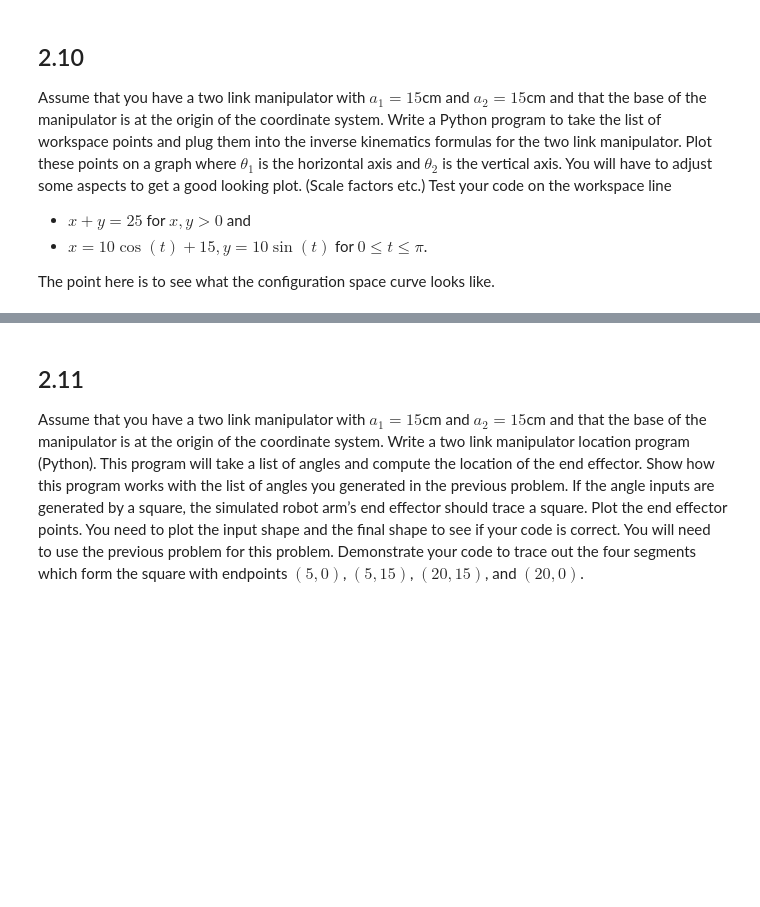
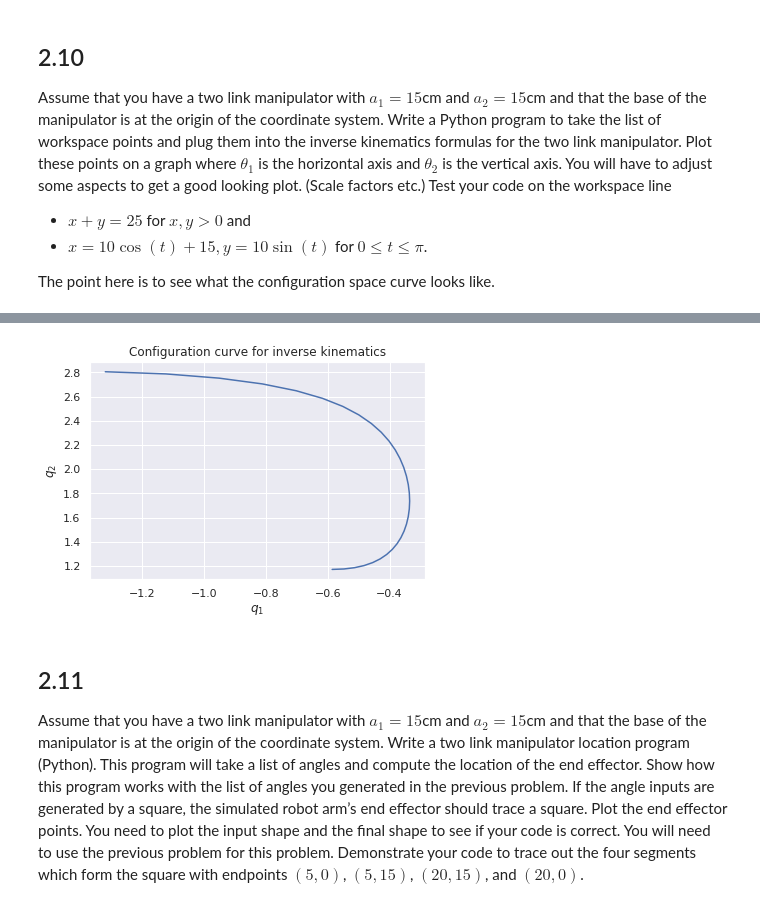
Before and after one commit to Notgnoshi/robotics, a Jupyter notebook: homework/hw1/hw1.ipynb, the cells around one changed output, grey strips where cells are left out. Saved outputs shown, nothing was run; the diff lists cells and outputs as text; code cells hidden in the pictures; blank space fills up the shorter version.

```diff
--- a/homework/hw1/hw1.ipynb
+++ b/homework/hw1/hw1.ipynb
@@ -41,3 +151,21 @@ The point here is to see what the configuration space curve looks like.
+# %%
+t = np.arange(start=0, stop=np.pi, step=0.1)
+x = 10 * np.cos(t) + 15
+y = 10 * np.sin(t)
+
+q1, q2 = inverse(x, y)
+xx, yy = forward(q1, q2)
+# Sanity check
+assert np.allclose(x, xx)
+assert np.allclose(y, yy)
+# %%
+plt.plot(q1, q2)
+plt.title('Configuration curve for inverse kinematics')
+plt.xlabel('$q_1$')
+plt.ylabel('$q_2$')
+plt.show()
+# %% [output]
+[figure, added]
 # %% [markdown]
 ## 2.11
 
```
Also changed, not shown: parts of 19 cells of this notebook, 3 other files.
